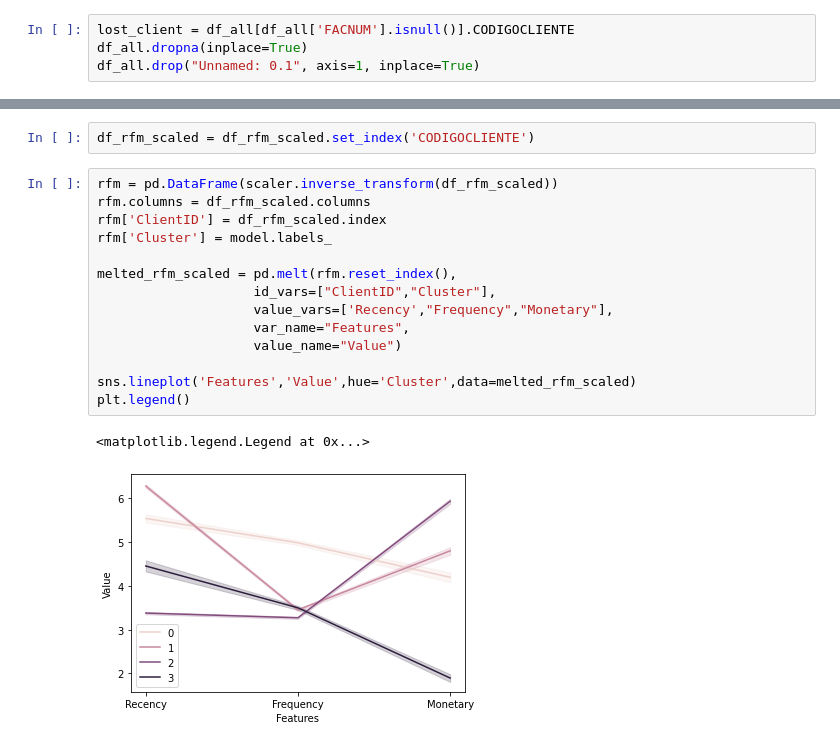
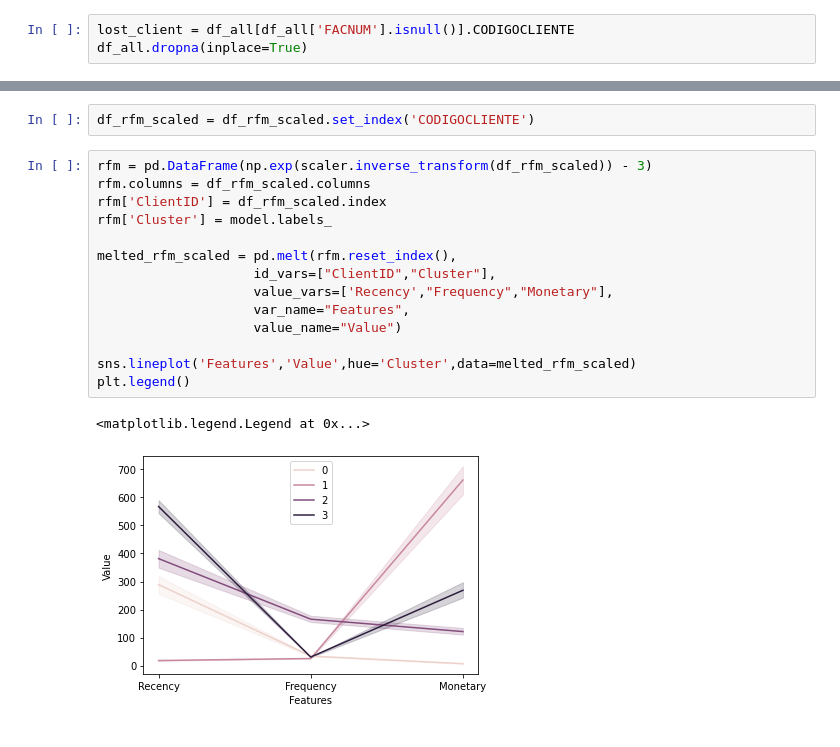
Before and after one commit to yhsieh-ijie/tfm_clientSegmentation, a Jupyter notebook: KMeansClientSegmentation.ipynb, the cells around one changed output, grey strips where cells are left out. Cells and saved outputs as stored; diff of their text form.

```diff
--- a/KMeansClientSegmentation.ipynb
+++ b/KMeansClientSegmentation.ipynb
@@ -409,7 +414,6 @@ Now I have a merged dataset with 6198 unique clients and 267651 billing records.
 # %%
 lost_client = df_all[df_all['FACNUM'].isnull()].CODIGOCLIENTE
 df_all.dropna(inplace=True)
-df_all.drop("Unnamed: 0.1", axis=1, inplace=True)
 # %% [markdown]
 ## K-Means Client Segmentation with RFM Variables
 RFM Analysis is a technique to create client segments based on the three key purchase-behavior variables:
@@ -816,19 +821,19 @@ Now that I have the visualization of the 4 clusters, I'm going to identify the c
 # %%
 df_rfm_scaled = df_rfm_scaled.set_index('CODIGOCLIENTE')
 # %%
-rfm = pd.DataFrame(scaler.inverse_transform(df_rfm_scaled))
+rfm = pd.DataFrame(np.exp(scaler.inverse_transform(df_rfm_scaled)) - 3)
 rfm.columns = df_rfm_scaled.columns
 rfm['ClientID'] = df_rfm_scaled.index
 rfm['Cluster'] = model.labels_
 
 melted_rfm_scaled = pd.melt(rfm.reset_index(),
                     id_vars=["ClientID","Cluster"],
                     value_vars=['Recency',"Frequency","Monetary"],
                     var_name="Features",
                     value_name="Value")
 
 sns.lineplot('Features','Value',hue='Cluster',data=melted_rfm_scaled)
 plt.legend()
 # %% [output]
 <matplotlib.legend.Legend at 0x...>
-[figure, old version]
+[figure, new version]
```
Also changed, not shown: parts of 34 cells of this notebook, 2 other files.
